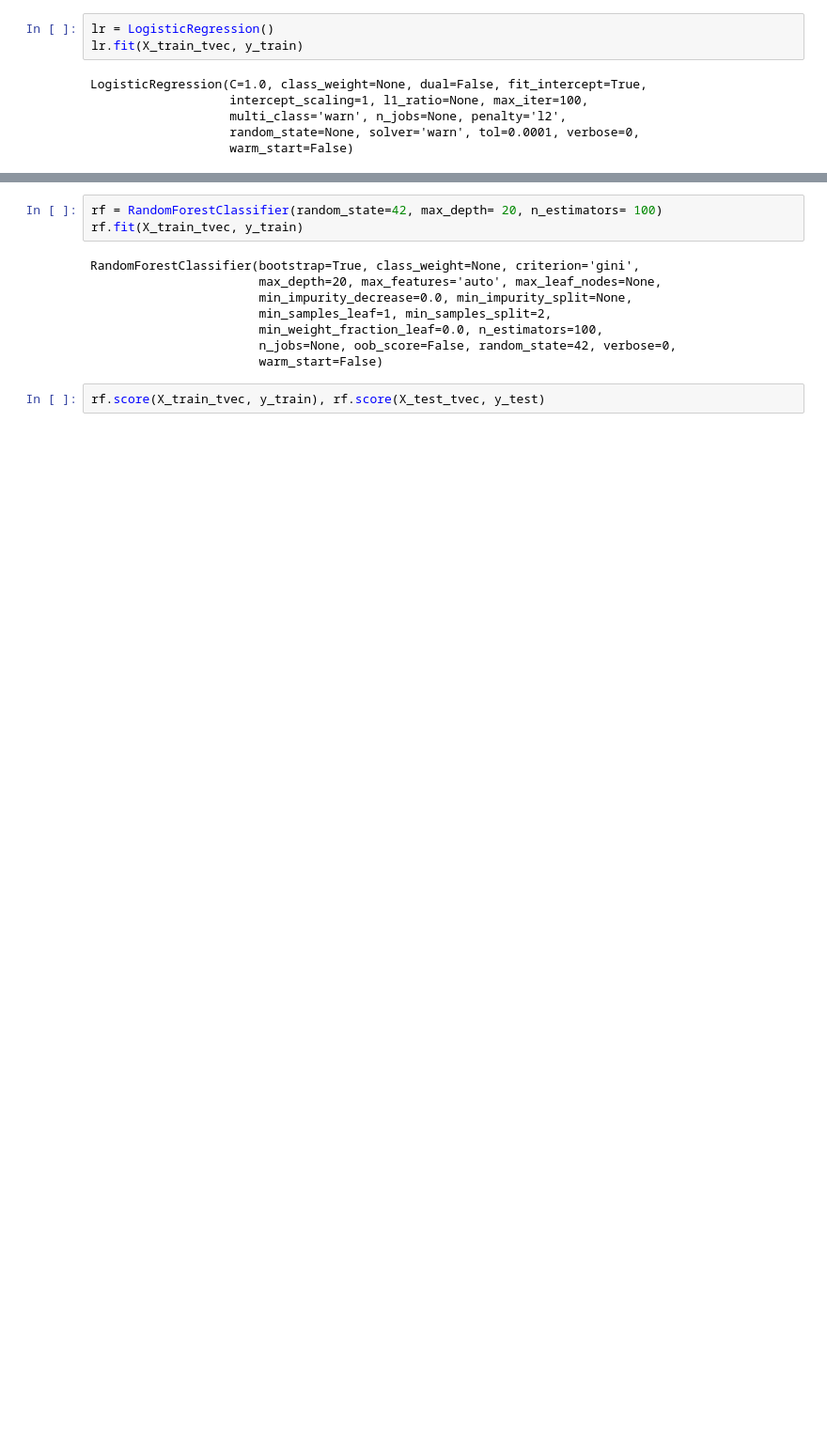
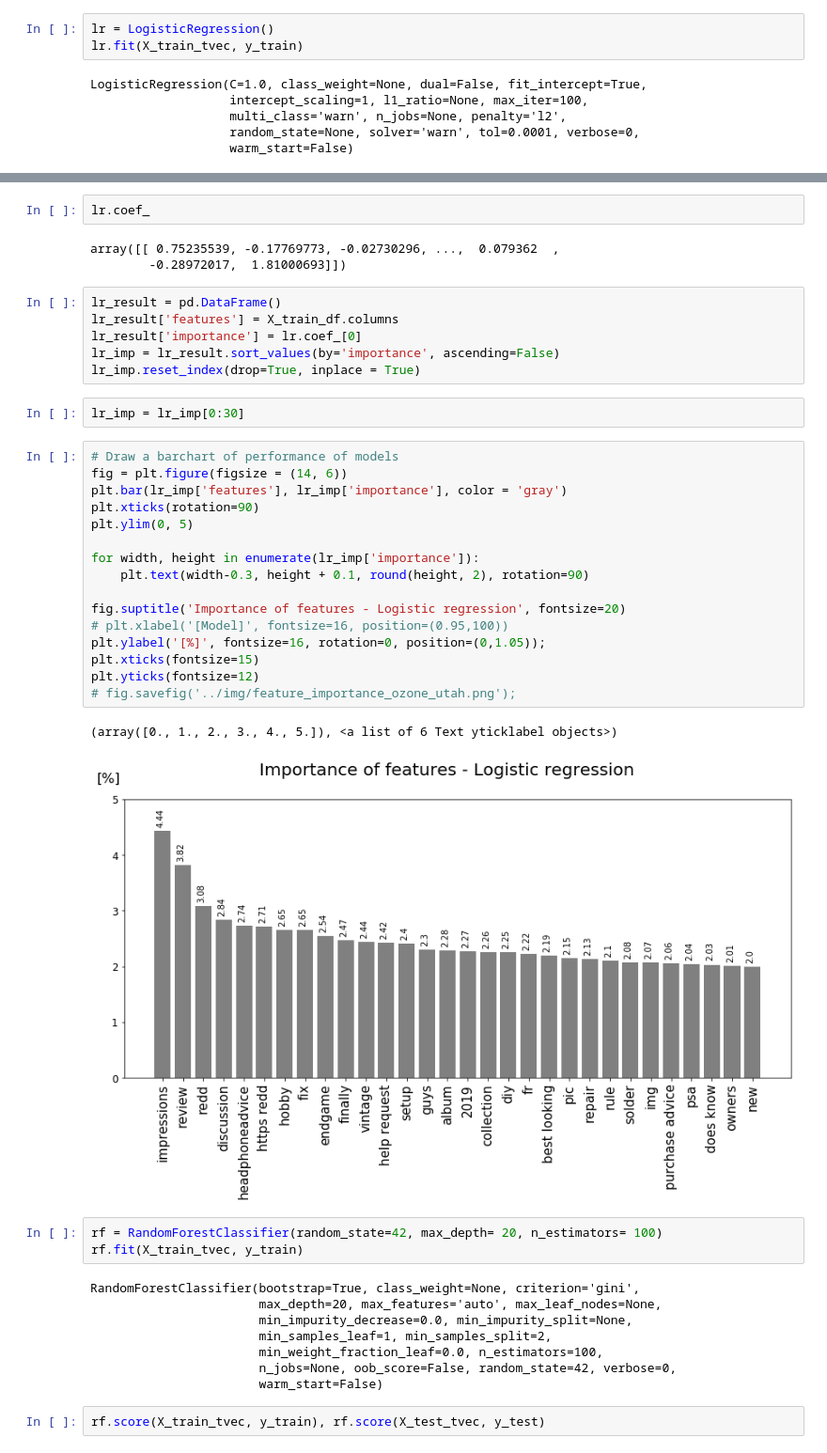
Before and after one commit to SJClarissa/nlp_headphone, a Jupyter notebook: code/EDA.ipynb, the cells around one changed output, grey strips where cells are left out. Shown at 94% size. Saved outputs shown, nothing was run; the diff lists cells and outputs as text; blank space fills up the shorter version.

```diff
--- a/code/EDA.ipynb
+++ b/code/EDA.ipynb
@@ -207,3 +235,35 @@ lr.score(X_train_tvec, y_train), lr.score(X_test_tvec, y_test)
+# %%
+lr.coef_
+# %% [output]
+array([[ 0.75235539, -0.17769773, -0.02730296, ...,  0.079362  ,
+        -0.28972017,  1.81000693]])
+# %%
+lr_result = pd.DataFrame()
+lr_result['features'] = X_train_df.columns
+lr_result['importance'] = lr.coef_[0]
+lr_imp = lr_result.sort_values(by='importance', ascending=False)
+lr_imp.reset_index(drop=True, inplace = True)
+# %%
+lr_imp = lr_imp[0:30]
+# %%
+# Draw a barchart of performance of models
+fig = plt.figure(figsize = (14, 6))
+plt.bar(lr_imp['features'], lr_imp['importance'], color = 'gray')
+plt.xticks(rotation=90)
+plt.ylim(0, 5)
+
+for width, height in enumerate(lr_imp['importance']):
+    plt.text(width-0.3, height + 0.1, round(height, 2), rotation=90)
+
+fig.suptitle('Importance of features - Logistic regression', fontsize=20)
+# plt.xlabel('[Model]', fontsize=16, position=(0.95,100))
+plt.ylabel('[%]', fontsize=16, rotation=0, position=(0,1.05));
+plt.xticks(fontsize=15)
+plt.yticks(fontsize=12)
+# fig.savefig('../img/feature_importance_ozone_utah.png');
+# %% [output]
+(array([0., 1., 2., 3., 4., 5.]), <a list of 6 Text yticklabel objects>)
+[figure, added]
 # %%
 rf = RandomForestClassifier(random_state=42, max_depth= 20, n_estimators= 100)
 rf.fit(X_train_tvec, y_train)
```
Also changed, not shown: parts of 27 cells of this notebook, 14 other files.
